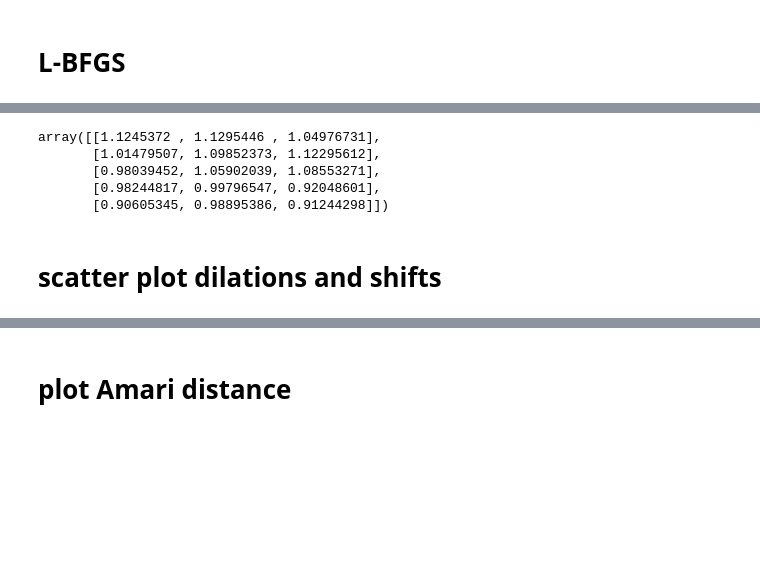
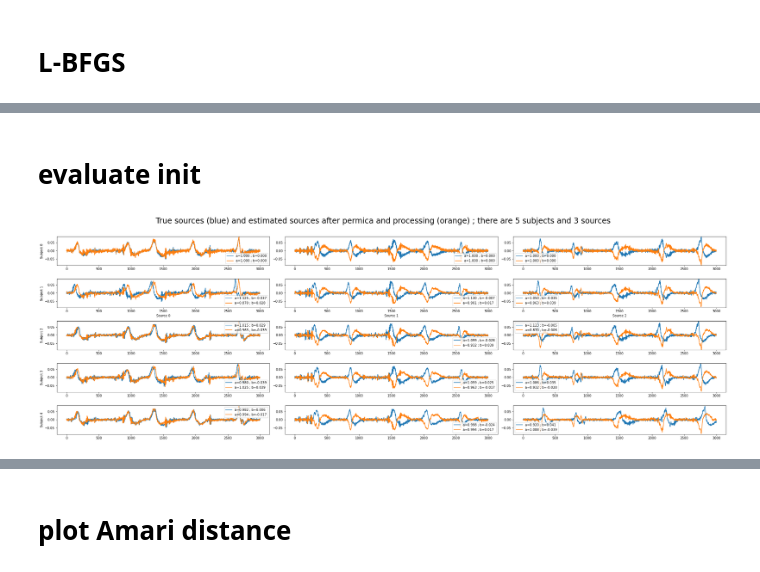
Before and after one commit to AmbroiseHeurtebise/internship_m2, a Jupyter notebook: multiviewica_dilations_shifts/test_mvica_ds.ipynb, the cells around one changed output, grey strips where cells are left out. Saved outputs shown, nothing was run; the diff lists cells and outputs as text; code cells hidden in the pictures; blank space fills up the shorter version.

```diff
--- a/multiviewica_dilations_shifts/test_mvica_ds.ipynb
+++ b/multiviewica_dilations_shifts/test_mvica_ds.ipynb
@@ -136,13 +113,31 @@ array([[1.        , 1.        , 1.        ],
-# %%
-dilations
-# %% [output]
-array([[1.1245372 , 1.1295446 , 1.04976731],
-       [1.01479507, 1.09852373, 1.12295612],
-       [0.98039452, 1.05902039, 1.08553271],
-       [0.98244817, 0.99796547, 0.92048601],
-       [0.90605345, 0.98895386, 0.91244298]])
-# %% [markdown]
-# scatter plot dilations and shifts
+# %%
+# correct order for permica
+S_list_permica = np.array([np.dot(W, X) for W, X in zip(W_list_permica, X_list)])
+Y_list_permica = apply_dilations_shifts_3d_no_argmin(
+    S=S_list_permica, dilations=dilations_permica, shifts=shifts_permica, max_dilation=max_dilation,
+    max_shift=max_shift, shift_before_dilation=False, n_concat=n_concat)
+Y_avg_permica = np.mean(Y_list_permica, axis=0)
+order_permica = find_order(S, Y_avg_permica)
+
+dilations_permica_o = dilations_permica[:, order_permica]
+shifts_permica_o = shifts_permica[:, order_permica]
+S_list_permica_o = S_list_permica[:, order_permica]
+Y_list_permica_o = Y_list_permica[:, order_permica]
+W_list_permica_o = W_list_permica[:, order_permica]
+
+# correct order for L-BFGS-B
+S_list_lbfgsb = np.array([np.dot(W, X) for W, X in zip(W_list_lbfgsb, X_list)])
+Y_list_lbfgsb = apply_dilations_shifts_3d_no_argmin(
+    S=S_list_lbfgsb, dilations=dilations_lbfgsb, shifts=shifts_lbfgsb, max_dilation=max_dilation,
+    max_shift=max_shift, shift_before_dilation=False, n_concat=n_concat)
+Y_avg_lbfgsb = np.mean(Y_list_lbfgsb, axis=0)
+order_lbfgsb = find_order(S, Y_avg_lbfgsb)
+
+dilations_lbfgsb_o = dilations_lbfgsb[:, order_lbfgsb]
+shifts_lbfgsb_o = shifts_lbfgsb[:, order_lbfgsb]
+S_list_lbfgsb_o = S_list_lbfgsb[:, order_lbfgsb]
+Y_list_lbfgsb_o = Y_list_lbfgsb[:, order_lbfgsb]
+W_list_lbfgsb_o = W_list_lbfgsb[:, order_lbfgsb]
 # %%
 # center time parameters
 dilations_c = dilations - np.mean(dilations, axis=0) + 1
@@ -155,0 +155,10 @@ errors_B = np.mean((shifts_c - B_lbfgs_c) ** 2)
+# %% [markdown]
+# evaluate init
+# %%
+axes = plot_sources_3d(
+    S_list / np.linalg.norm(S_list, axis=-1, keepdims=True), dilations=dilations, shifts=shifts, show=False)
+plot_sources_3d(
+    Y_list_permica_o / np.linalg.norm(Y_list_permica_o, axis=-1, keepdims=True), dilations=dilations_permica_o, shifts=shifts_permica_o,
+    axes=axes, title="True sources (blue) and estimated sources after permica and processing (orange)");
+# %% [output]
+[figure, added]
```
Also changed, not shown: parts of 17 cells of this notebook, 3 other files.
